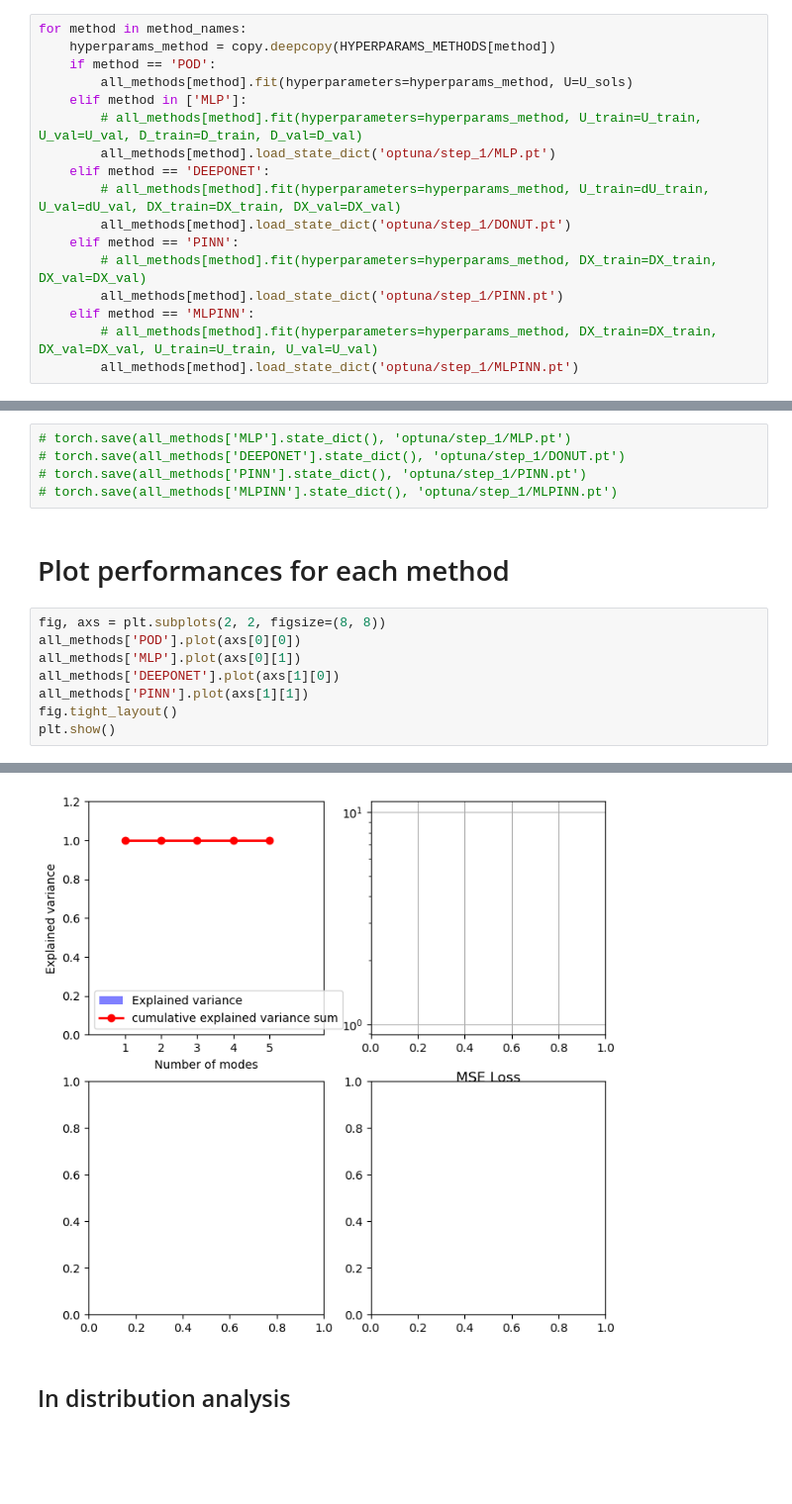
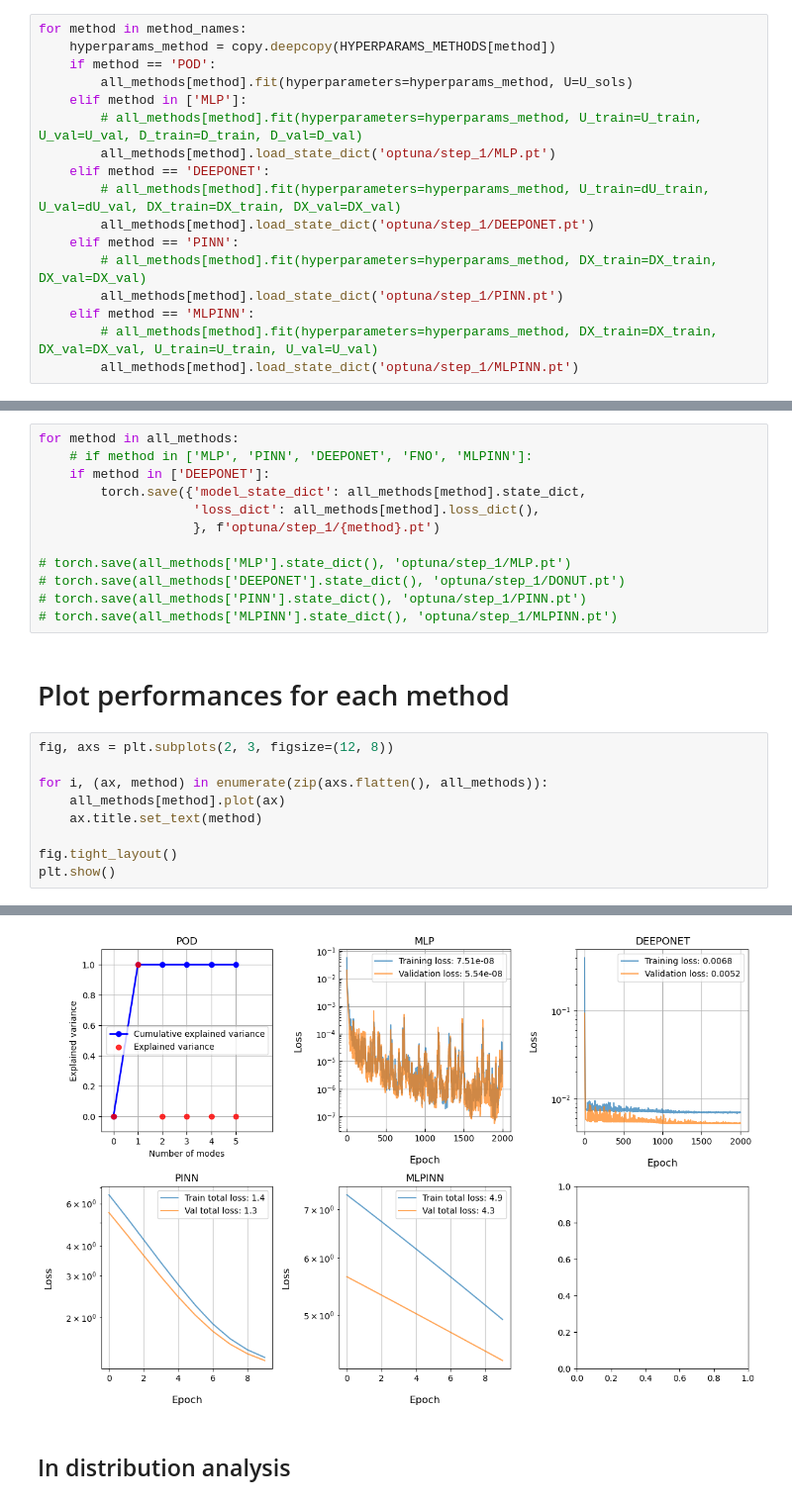
Before and after one commit to lechevaa/CEMRACS_SciML, a Jupyter notebook: notebooks/PoissonEquation/Poisson_step_1.ipynb, the cells around one changed output, grey strips where cells are left out. Shown at 99% size. Cells and saved outputs as stored; diff of their text form; blank space fills up the shorter version.

Commit message:
[FEAT] better Plot figures + PINN optuna

```diff
--- a/notebooks/PoissonEquation/Poisson_step_1.ipynb
+++ b/notebooks/PoissonEquation/Poisson_step_1.ipynb
@@ -142,7 +142,7 @@ for method in method_names:
         all_methods[method].load_state_dict('optuna/step_1/MLP.pt')
     elif method == 'DEEPONET':
         # all_methods[method].fit(hyperparameters=hyperparams_method, U_train=dU_train, U_val=dU_val, DX_train=DX_train, DX_val=DX_val)
-        all_methods[method].load_state_dict('optuna/step_1/DONUT.pt')
+        all_methods[method].load_state_dict('optuna/step_1/DEEPONET.pt')
     elif method == 'PINN':
         # all_methods[method].fit(hyperparameters=hyperparams_method, DX_train=DX_train, DX_val=DX_val)
         all_methods[method].load_state_dict('optuna/step_1/PINN.pt')
@@ -153,6 +153,13 @@ for method in method_names:
 Fitting POD
 POD fitted
 # %%
+for method in all_methods:
+    # if method in ['MLP', 'PINN', 'DEEPONET', 'FNO', 'MLPINN']:
+    if method in ['DEEPONET']:
+        torch.save({'model_state_dict': all_methods[method].state_dict,
+                    'loss_dict': all_methods[method].loss_dict(),
+                    }, f'optuna/step_1/{method}.pt')
+
 # torch.save(all_methods['MLP'].state_dict(), 'optuna/step_1/MLP.pt')
 # torch.save(all_methods['DEEPONET'].state_dict(), 'optuna/step_1/DONUT.pt')
 # torch.save(all_methods['PINN'].state_dict(), 'optuna/step_1/PINN.pt')
@@ -160,11 +167,12 @@ POD fitted
 # %% [markdown]
 # Plot performances for each method
 # %%
-fig, axs = plt.subplots(2, 2, figsize=(8, 8))
-all_methods['POD'].plot(axs[0][0])
-all_methods['MLP'].plot(axs[0][1])
-all_methods['DEEPONET'].plot(axs[1][0])
-all_methods['PINN'].plot(axs[1][1])
+fig, axs = plt.subplots(2, 3, figsize=(12, 8))
+
+for i, (ax, method) in enumerate(zip(axs.flatten(), all_methods)):
+    all_methods[method].plot(ax)
+    ax.title.set_text(method)
+
 fig.tight_layout()
 plt.show()
 # %% [output]
@@ -172,4 +179,4 @@ ValueError: min() arg is an empty sequence
-[figure, old version]
+[figure, new version]
 # %% [markdown]
 ## In distribution analysis
 # %%
```
Also changed, not shown: parts of 6 cells of this notebook, 7 other files.
